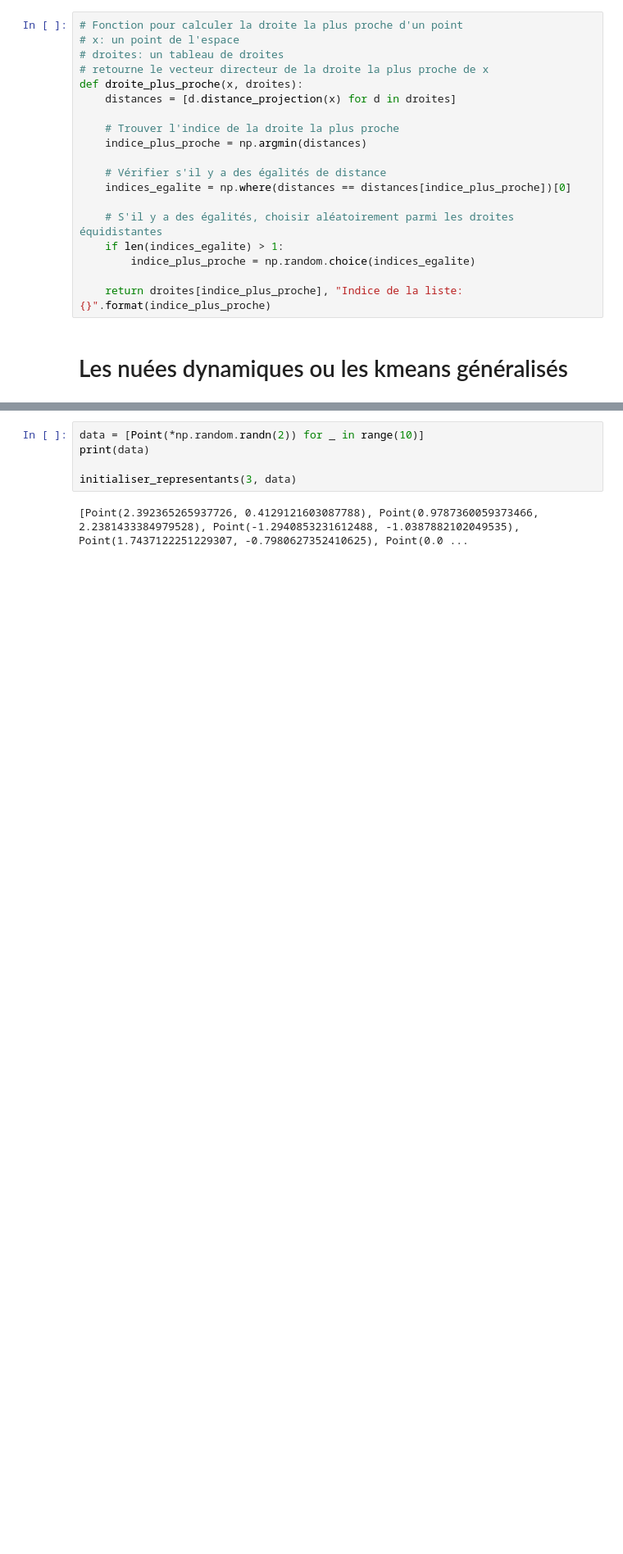
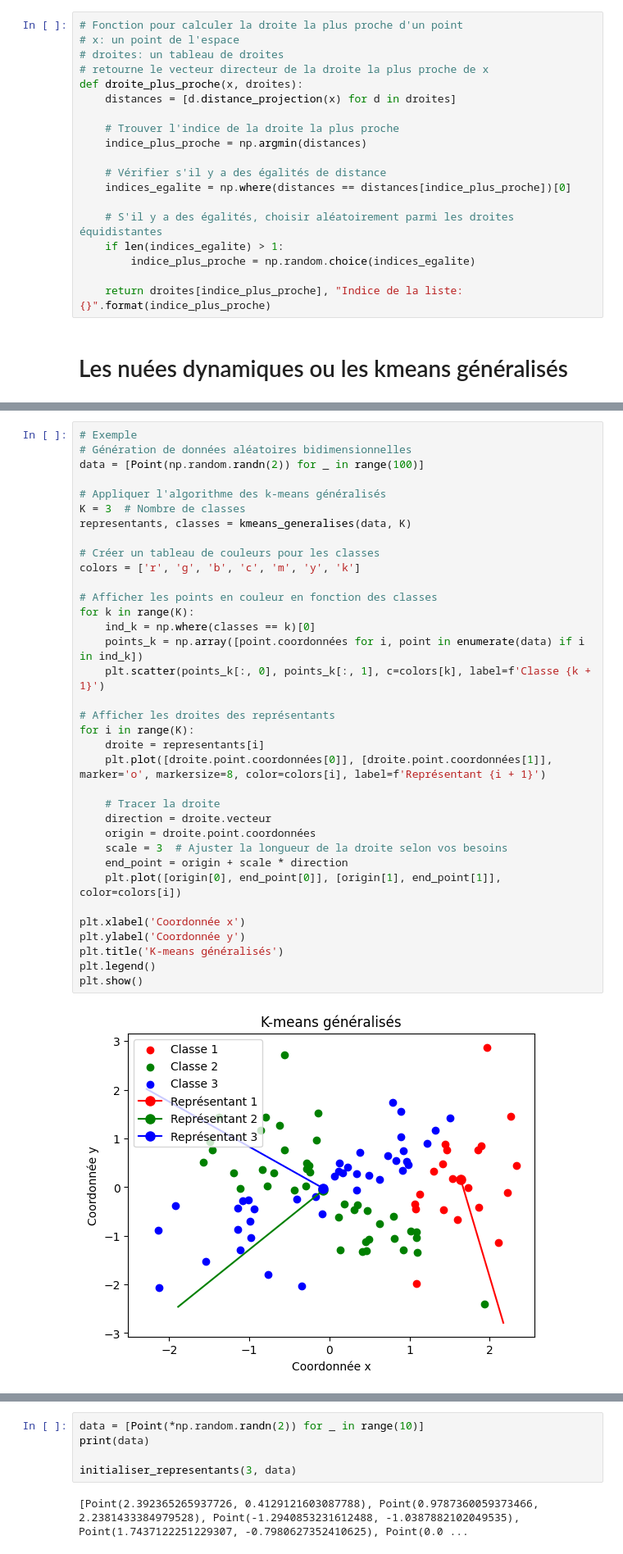
Before and after one commit to NoahKWM/ANDO, a Jupyter notebook: projet_ando.ipynb, the cells around one changed output, grey strips where cells are left out. Shown at 82% size. Cells and saved outputs as stored; diff of their text form; blank space fills up the shorter version.

```diff
--- a/projet_ando.ipynb
+++ b/projet_ando.ipynb
@@ -168,0 +253,37 @@ def droite_plus_proche(x, droites):
+# %%
+# Exemple
+# Génération de données aléatoires bidimensionnelles
+data = [Point(np.random.randn(2)) for _ in range(100)]
+
+# Appliquer l'algorithme des k-means généralisés
+K = 3  # Nombre de classes
+representants, classes = kmeans_generalises(data, K)
+
+# Créer un tableau de couleurs pour les classes
+colors = ['r', 'g', 'b', 'c', 'm', 'y', 'k']
+
+# Afficher les points en couleur en fonction des classes
+for k in range(K):
+    ind_k = np.where(classes == k)[0]
+    points_k = np.array([point.coordonnées for i, point in enumerate(data) if i in ind_k])
+    plt.scatter(points_k[:, 0], points_k[:, 1], c=colors[k], label=f'Classe {k + 1}')
+
+# Afficher les droites des représentants
+for i in range(K):
+    droite = representants[i]
+    plt.plot([droite.point.coordonnées[0]], [droite.point.coordonnées[1]], marker='o', markersize=8, color=colors[i], label=f'Représentant {i + 1}')
+
+    # Tracer la droite
+    direction = droite.vecteur
+    origin = droite.point.coordonnées
+    scale = 3  # Ajuster la longueur de la droite selon vos besoins
+    end_point = origin + scale * direction
+    plt.plot([origin[0], end_point[0]], [origin[1], end_point[1]], color=colors[i])
+
+plt.xlabel('Coordonnée x')
+plt.ylabel('Coordonnée y')
+plt.title('K-means généralisés')
+plt.legend()
+plt.show()
+# %% [output]
+[figure, added]
```
Also changed, not shown: parts of 16 cells of this notebook.
